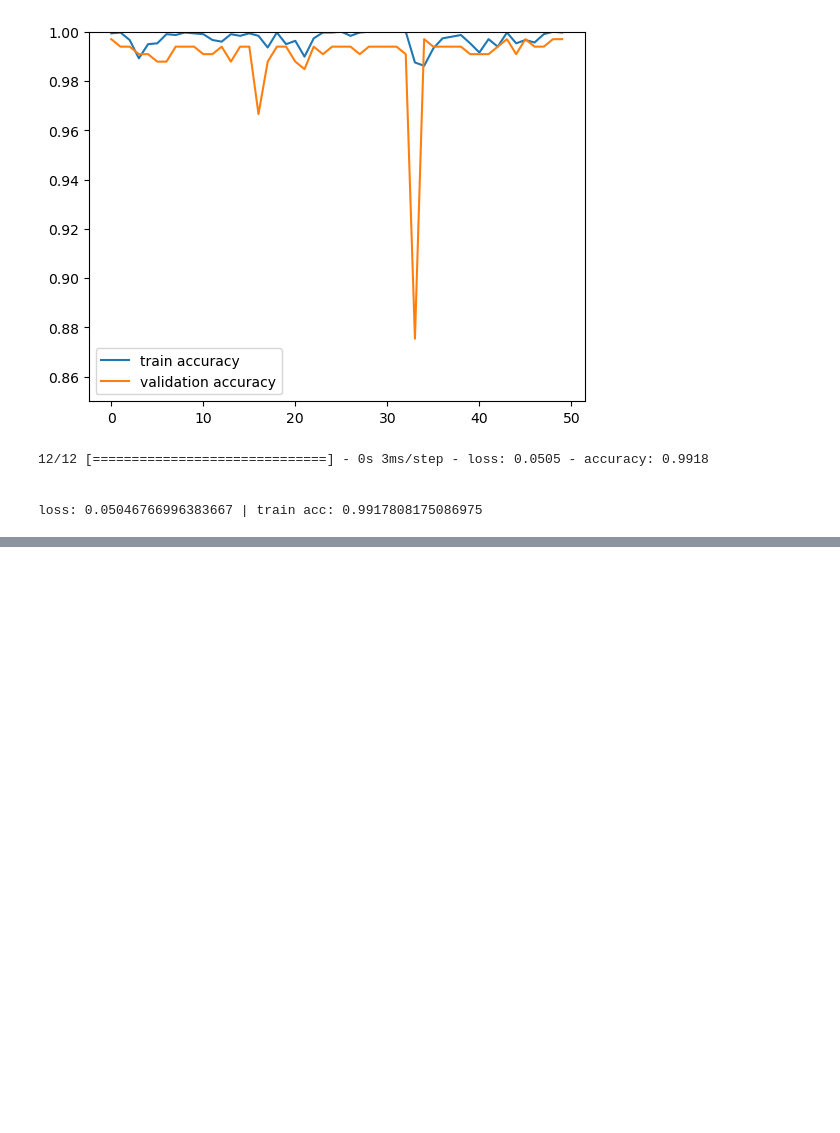
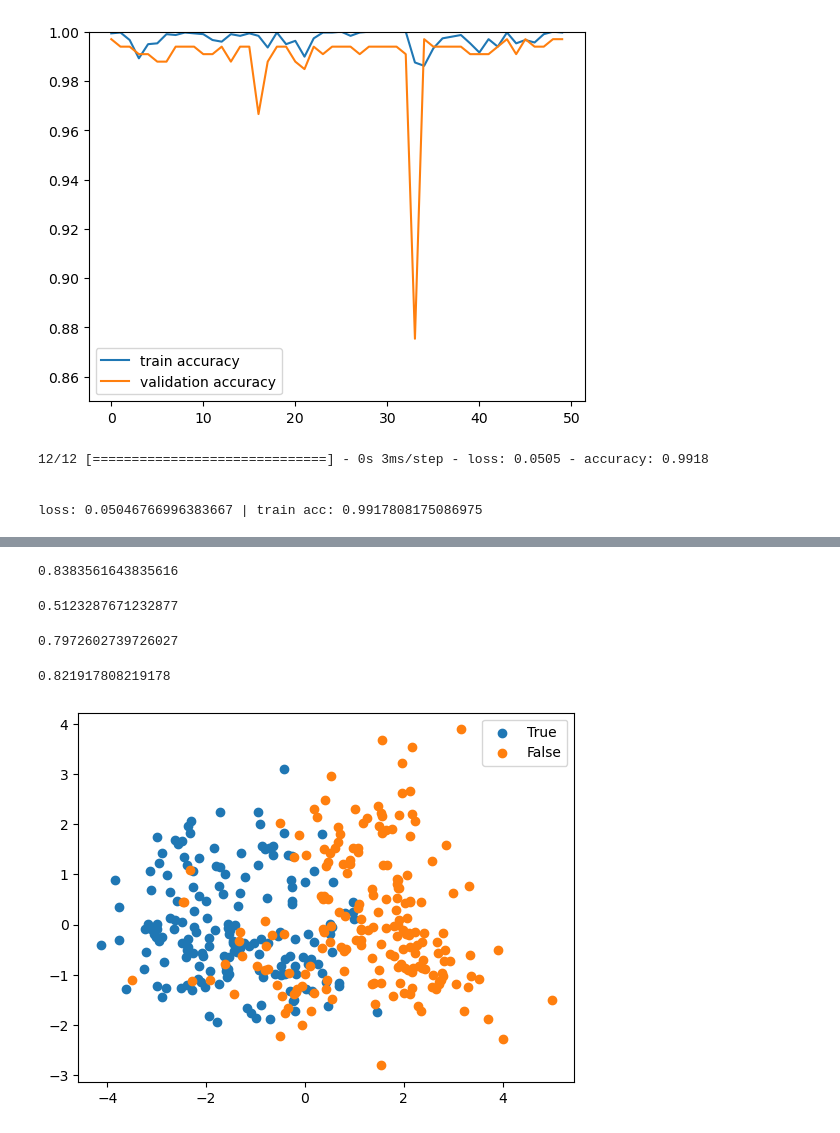
Before and after one commit to MarianK-py/projekt_stojove_ucenie, a Jupyter notebook: predictions.ipynb, the cells around one changed output, grey strips where cells are left out. Drawn from its saved outputs; the diff is of its cells as text; code cells hidden in the pictures; blank space fills up the shorter version.

```diff
--- a/predictions.ipynb
+++ b/predictions.ipynb
@@ -18,8 +18,6 @@ m = [min([i if c.lower() == c else 10 for i, c in enumerate(col.split("_"))]) fo
 towns = {"_".join(col.split("_")[:m[i]]) for i, col in enumerate(data.columns)}
 towns.remove("DATE")
 towns.remove("MONTH")
-towns.remove("ROMA")
-towns.remove("MALMO")
 labels = pd.read_csv("weather_data/weather_prediction_picnic_labels.csv").replace({True: 1, False: 0})
 data = data.join(labels.set_index("DATE"), on="DATE")
 # %%
@@ -394,0 +383,9 @@ plt.show()
+# %%
+# BUDAPEST
+#tr_d, tr_l, te_d, te_l, _, _, _, _ = get_town_data([9,1,0], "BUDAPEST", 42)
+
+# PERPIGNAN
+tr_d, tr_l, te_d, te_l, _, _, _, _ = get_town_data([9,1,0], "PERPIGNAN", 42)
+
+# DRESDEN
+#tr_d, tr_l, te_d, te_l, _, _, _, _ = get_town_data([9,1,0], "DRESDEN", 42)
@@ -394,0 +400,35 @@ plt.show()
+# %%
+kmeans = cluster.KMeans(n_clusters=2, random_state=42, n_init="auto")
+kmeans.fit(tr_d)
+test(kmeans, te_d, te_l)
+# %% [output]
+0.8383561643835616
+# %%
+spectral = cluster.SpectralClustering(n_clusters=2, random_state=42)
+spectral.fit(tr_d)
+test(spectral, te_d, te_l)
+# %% [output]
+0.5123287671232877
+# %%
+agglomer = cluster.AgglomerativeClustering(n_clusters=2)
+agglomer.fit(tr_d)
+test(agglomer, te_d, te_l)
+# %% [output]
+0.7972602739726027
+# %%
+gauss = mixture.GaussianMixture(n_components=2, covariance_type="spherical") #covariance_type = "spherical" should be better for 2 clusters in general
+gauss.fit(tr_d)
+test(gauss, te_d, te_l)
+# %% [output]
+0.821917808219178
+# %%
+pca = PCA(n_components=2)
+pca_d = pca.fit_transform(te_d)
+# %%
+plt.figure()
+plt.scatter(pca_d[te_l==1,0], pca_d[te_l==1,1], label='True')
+plt.scatter(pca_d[te_l==0,0], pca_d[te_l==0,1], label='False')
+plt.legend(loc='best')
+plt.show()
+# %% [output]
+[figure, added]
```
Also changed, not shown: parts of 17 cells of this notebook, 10 other files.
